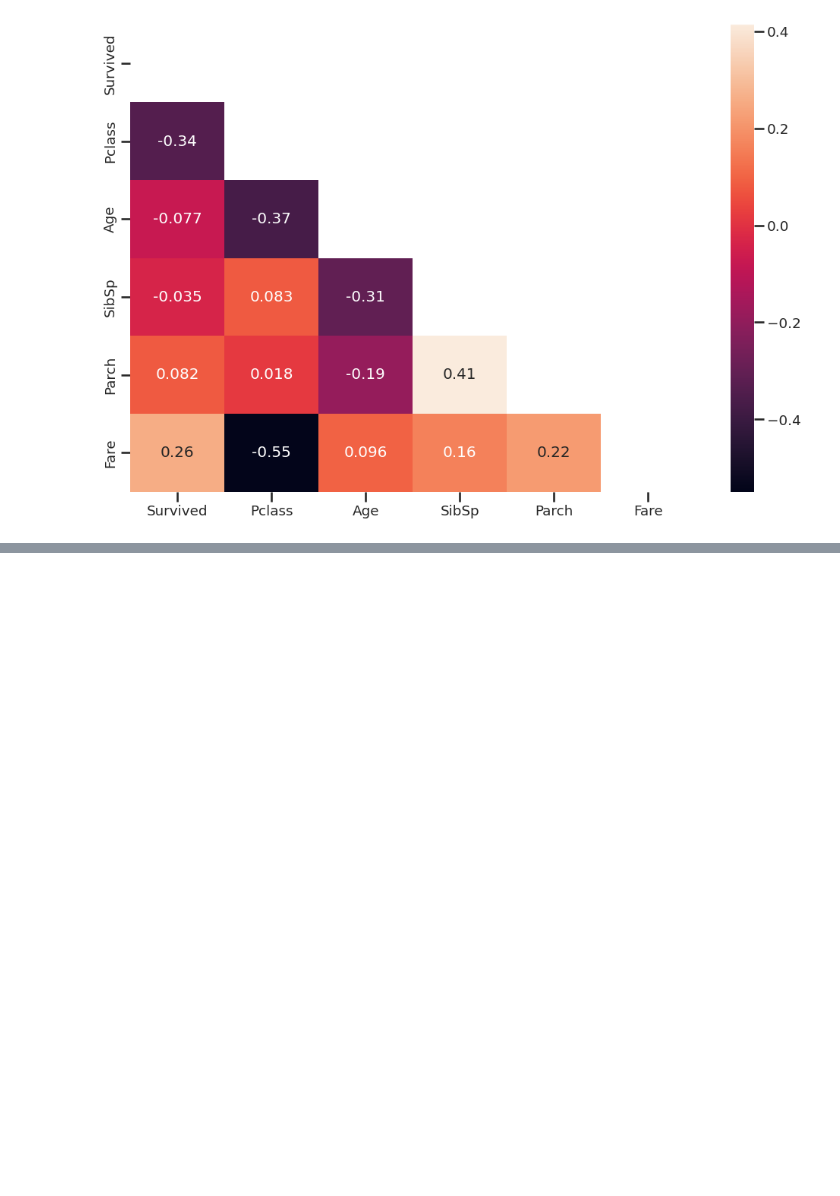
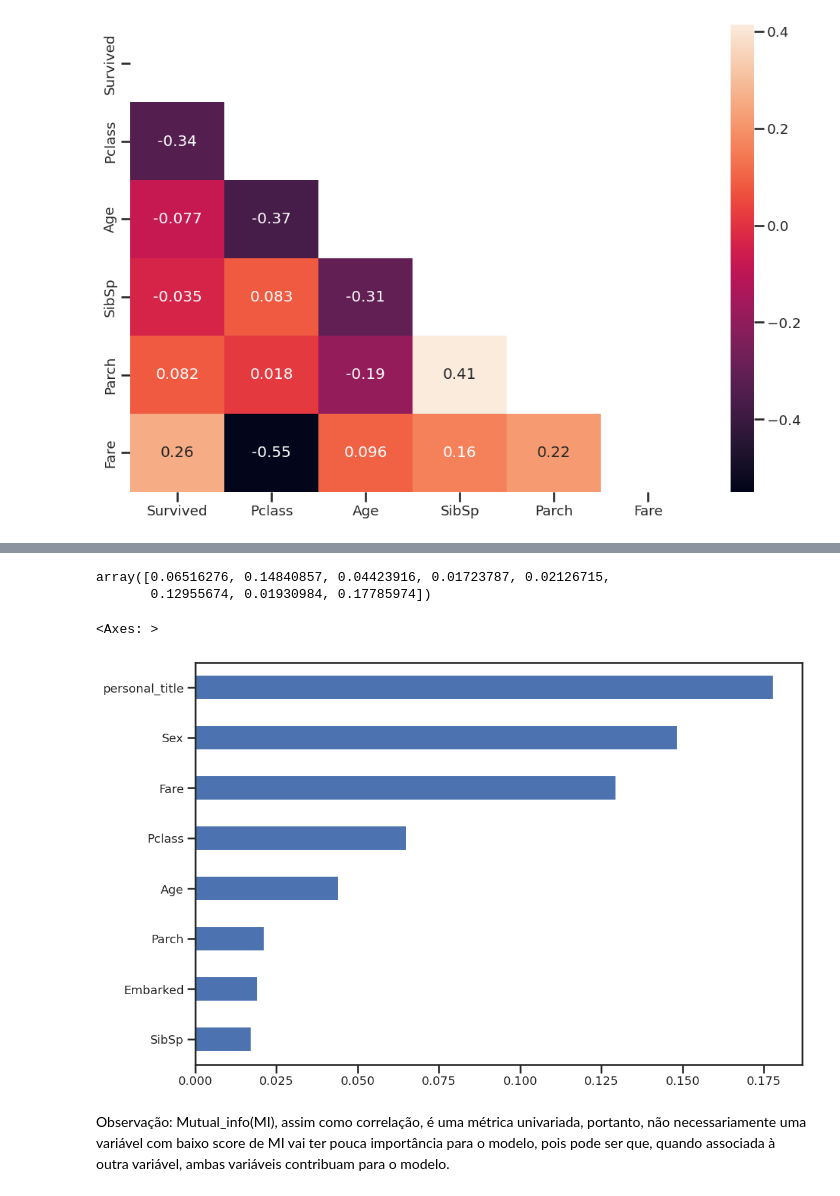
Before and after one commit to vcautela/Data_Wrangling, a Jupyter notebook: Data_Wrangling.ipynb, the cells around one changed output, grey strips where cells are left out. Cells and saved outputs as stored; diff of their text form; code cells hidden in the pictures; blank space fills up the shorter version.

```diff
--- a/Data_Wrangling.ipynb
+++ b/Data_Wrangling.ipynb
@@ -1127,0 +1146,3 @@ The default value of numeric_only in DataFrame.corr is deprecated. In a future v
+# %%
+cat_features =df_features.select_dtypes(exclude='number').columns
+cat_features
@@ -1127,0 +1151,4 @@ The default value of numeric_only in DataFrame.corr is deprecated. In a future v
+# %%
+encoder = OrdinalEncoder()
+df_features[cat_features]  = encoder.fit_transform(df_features[cat_features]).astype(int)
+df_features.head()
@@ -1127,0 +1163,3 @@ The default value of numeric_only in DataFrame.corr is deprecated. In a future v
+# %%
+discrete_features = df_features.dtypes==int
+discrete_features
@@ -1127,0 +1176,13 @@ The default value of numeric_only in DataFrame.corr is deprecated. In a future v
+# %%
+scores = mutual_info_classif(X=df_features, y=target, discrete_features=discrete_features )
+scores
+# %% [output]
+array([0.06516276, 0.14840857, 0.04423916, 0.01723787, 0.02126715,
+       0.12955674, 0.01930984, 0.17785974])
+# %%
+pd.Series(data=scores, index= df_features.columns).sort_values().plot.barh()
+# %% [output]
+<Axes: >
+[figure, added]
+# %% [markdown]
+Observação: Mutual_info(MI), assim como correlação, é uma métrica univariada, portanto, não necessariamente uma variável com baixo score de MI vai ter pouca importância para o modelo, pois pode ser que, quando associada à outra variável, ambas variáveis contribuam para o modelo.
```
Also changed, not shown: parts of 16 cells of this notebook.
